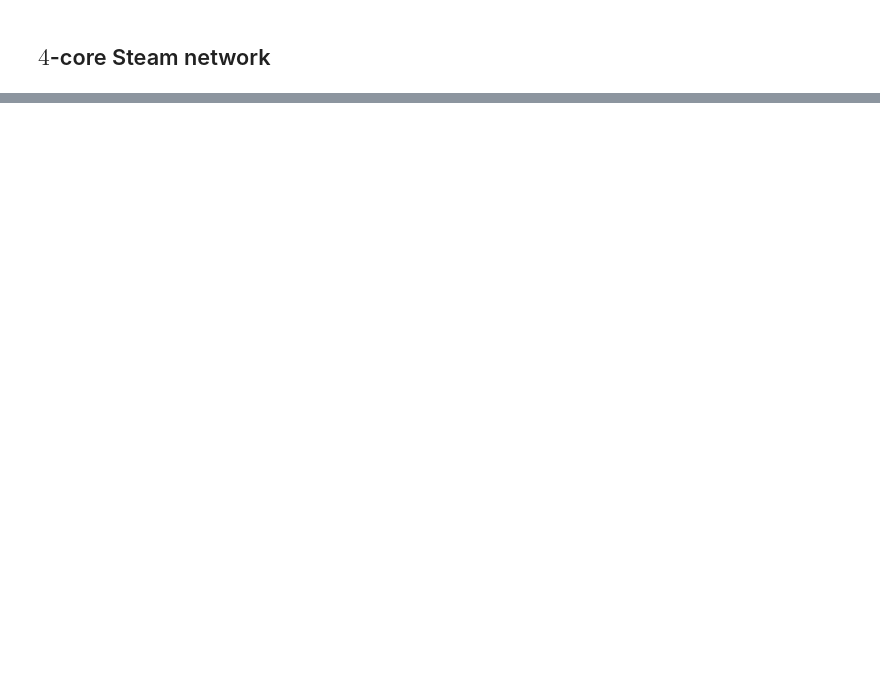
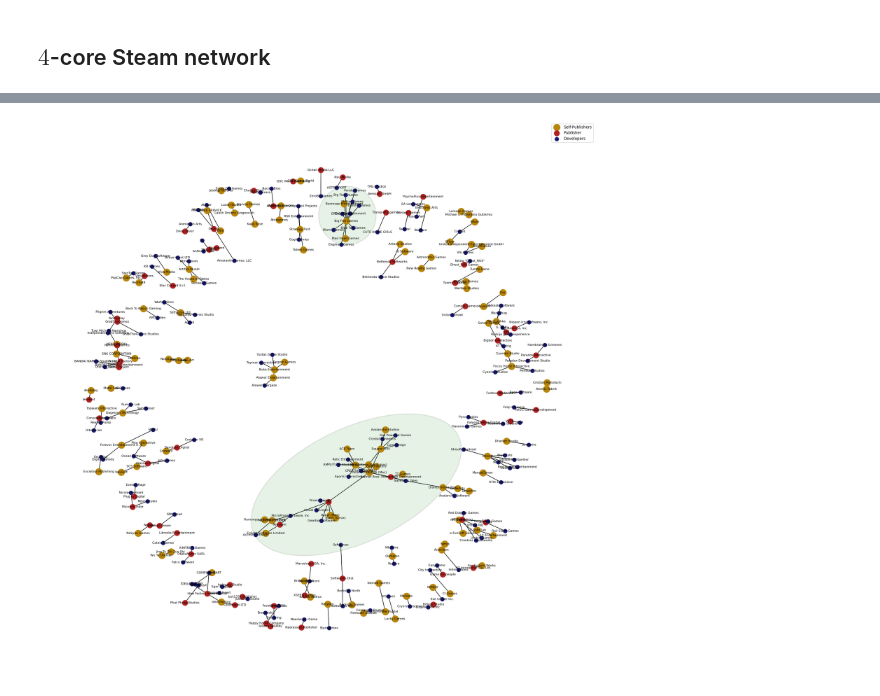
Before and after one commit to jamwung/network-eda-steam, a Jupyter notebook: notebooks/01-game-collab.ipynb, the cells around one changed output, grey strips where cells are left out. Cells and saved outputs as stored; diff of their text form; code cells hidden in the pictures; blank space fills up the shorter version.

```diff
--- a/notebooks/01-game-collab.ipynb
+++ b/notebooks/01-game-collab.ipynb
@@ -165,3 +124,63 @@ plt.show()
+# %%
+pos = nx.spring_layout(G, seed=0, k=0.21)
+
+retained_devs = []
+retained_pubs = []
+retained_self_pubs = []
+for node in G.nodes():
+    if node in dev_only:
+        retained_devs.append(node)
+    elif node in pub_only:
+        retained_pubs.append(node)
+    elif node in dev_pub:
+        retained_self_pubs.append(node)
+
+# Draw the network with labels and colored nodes
+plt.figure(figsize=(20, 20))
+
+nx.draw(G, pos, with_labels=True, font_size=8, node_size=1)
+nx.draw_networkx_nodes(
+    G, pos, nodelist=retained_self_pubs, node_size=300,
+    node_color='darkgoldenrod', label='Self-Publishers'
+)
+nx.draw_networkx_nodes(
+    G, pos, nodelist=retained_pubs, node_size=200, node_color='firebrick',
+    label='Publisher'
+)
+nx.draw_networkx_nodes(
+    G, pos, nodelist=retained_devs, node_size=100, node_color='midnightblue',
+    label='Developers'
+)
+nx.draw_networkx_edges(G, pos, edgelist=G.edges)
+
+
+connected_components = sorted(nx.connected_components(G), key=len,
+                              reverse=True)
+top_components = connected_components[:2]
+for component in top_components:
+    node_list = list(component)
+    node_positions = [pos[node] for node in node_list]
+    center_x = sum([x for x, y in node_positions]) / len(node_positions)
+    center_y = sum([y for x, y in node_positions]) / len(node_positions)
+    radius = max(max(abs(center_x - x), abs(center_y - y)) for x, y in node_positions)
+    if component == top_components[0]:
+        circle = patches.Ellipse(
+            (center_x, center_y), 2*radius, radius, angle=25,
+            edgecolor='black', alpha=0.1, facecolor='g', lw=2
+        )
+    else:
+        circle = patches.Circle(
+            (center_x, center_y), radius, edgecolor='black', alpha=0.1,
+            facecolor='g', lw=2
+        )
+    plt.gca().add_patch(circle)
+
+# plt.title('Game Company Network')
+plt.legend()
+plt.axis('off')
+plt.savefig('../figures/game-company-network.png', dpi=300)
+# %% [output]
+[figure, added]
 # %%
 components = np.array(list(nx.connected_components(G)))
 
```
Also changed, not shown: parts of 33 cells of this notebook, 22 other files.
